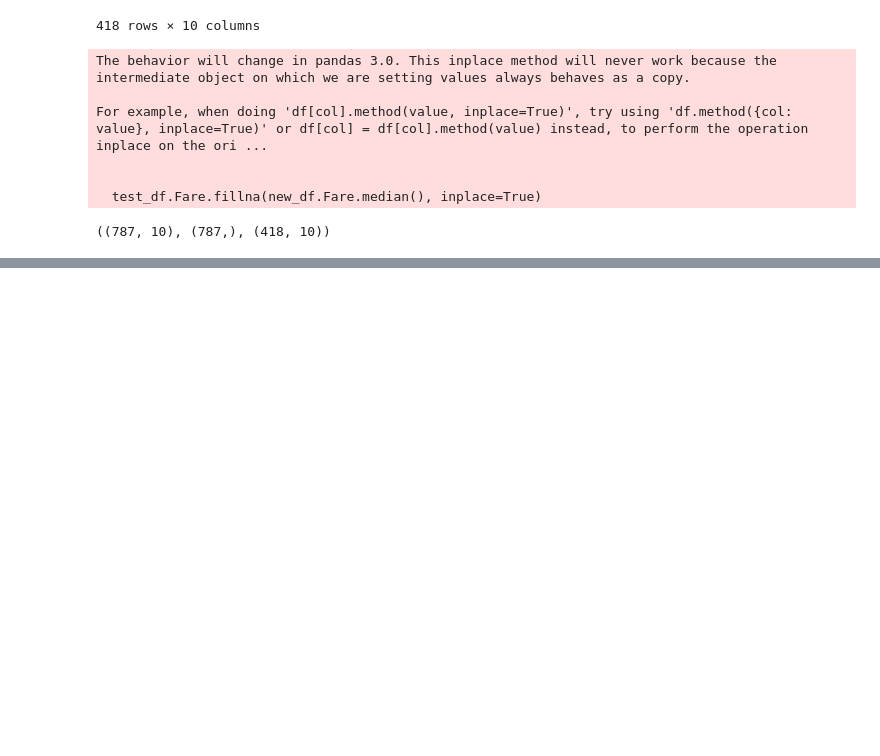
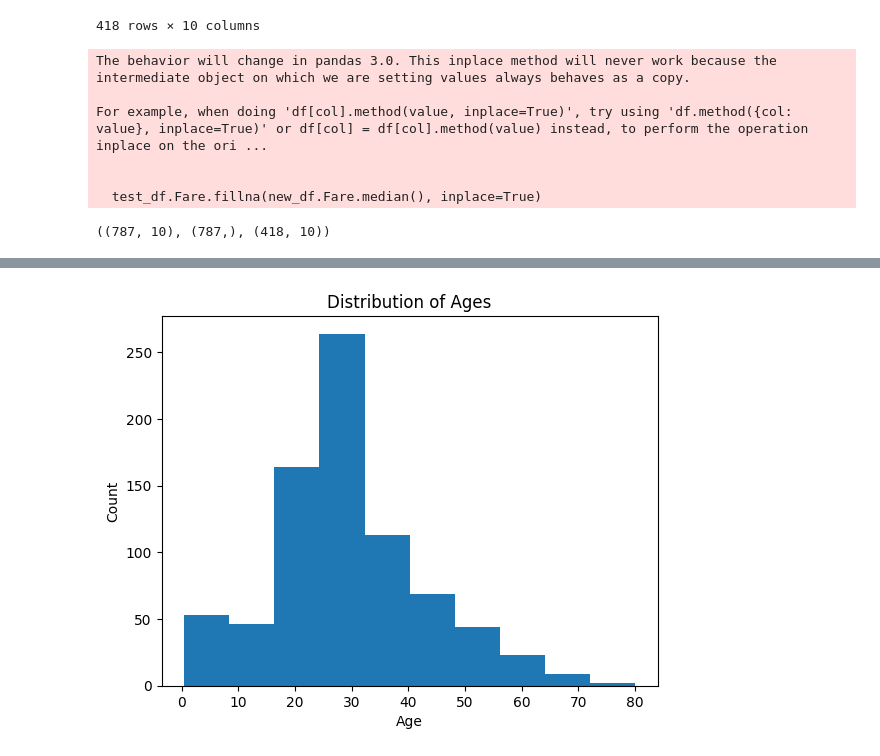
Before and after one commit to Ella425/titanic_ML_classification, a Jupyter notebook: titanic_data_analysis.ipynb, the cells around one changed output, grey strips where cells are left out. Saved outputs shown, nothing was run; the diff lists cells and outputs as text; code cells hidden in the pictures; blank space fills up the shorter version.

```diff
--- a/titanic_data_analysis.ipynb
+++ b/titanic_data_analysis.ipynb
@@ -276,0 +290,8 @@ X_train.shape, Y_train.shape, X_test.shape'''
+# %%
+plt.hist(new_df['Age'])
+plt.xlabel('Age')
+plt.ylabel('Count')
+plt.title('Distribution of Ages')
+plt.show()
+# %% [output]
+[figure, added]
```
Also changed, not shown: parts of 3 cells of this notebook.
